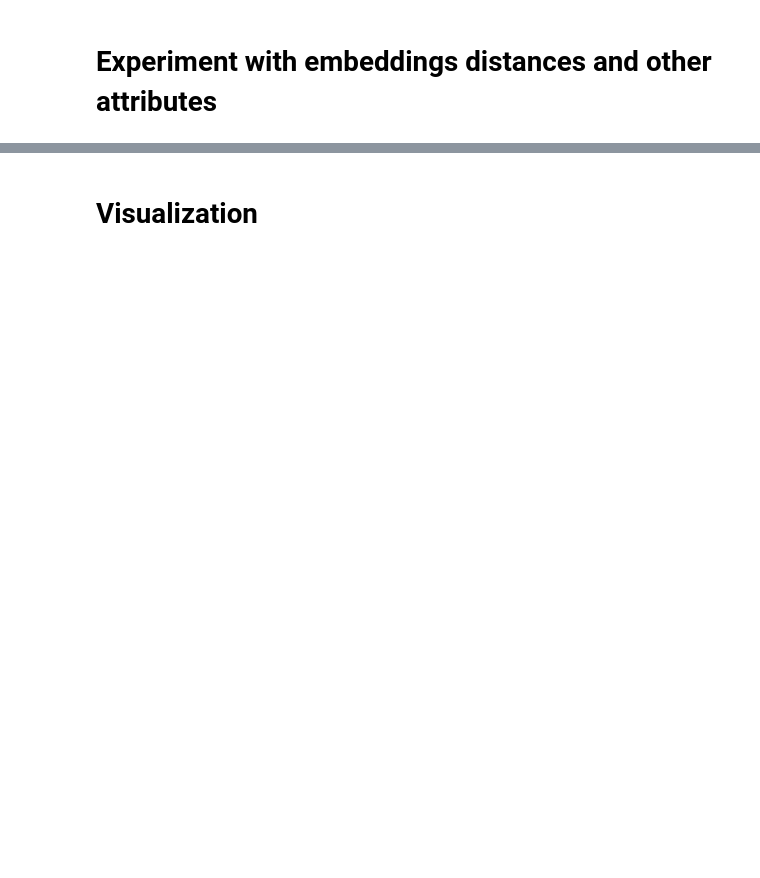
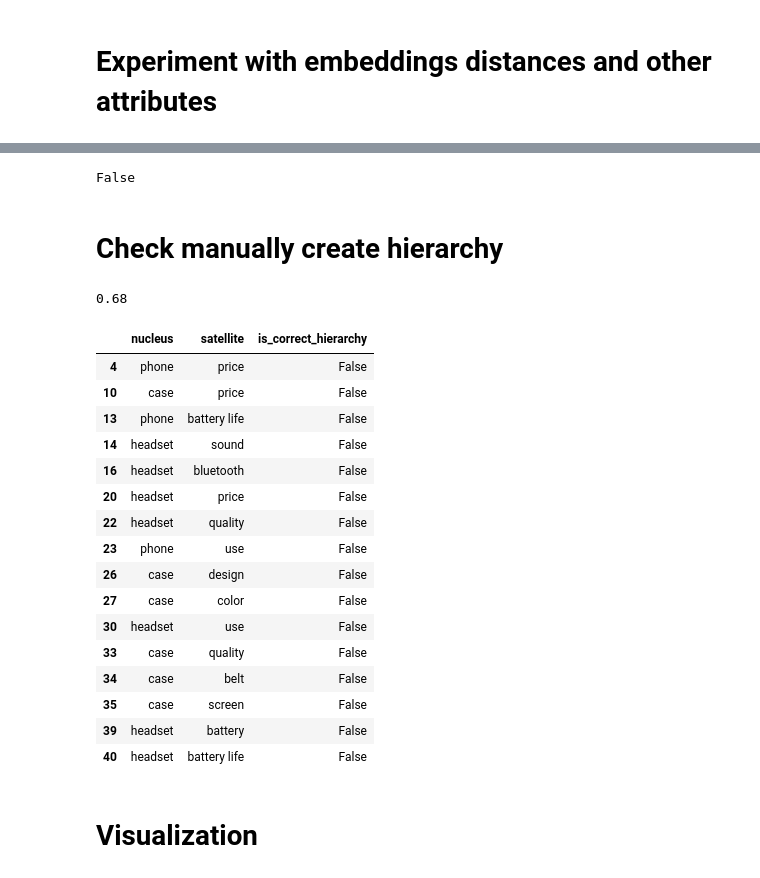
Before and after one commit to laugustyniak/discourse_summarization, a Jupyter notebook: aspects/notebooks/poincare-embeddings-using-gensim-apsects-hierarchy-only-rules.ipynb, the cells around one changed output, grey strips where cells are left out. Drawn from its saved outputs; the diff is of its cells as text; code cells hidden in the pictures; blank space fills up the shorter version.

Commit message:
notebooks checkpoint

```diff
--- a/aspects/notebooks/poincare-embeddings-using-gensim-apsects-hierarchy-only-rules.ipynb
+++ b/aspects/notebooks/poincare-embeddings-using-gensim-apsects-hierarchy-only-rules.ipynb
@@ -215,3 +167,5 @@ INFO:gensim.models.poincare:starting training (100 epochs)----------------------
 INFO:gensim.models.poincare:training finished
+# %%
+model_path = aspect_analysis_gerani.paths.aspects_poincare_embeddings.with_suffix('.without_cycles_size_50').as_posix()
 # %%
 # Saves the entire PoincareModel instance, the loaded model can be trained further
@@ -225,3 +173,3 @@ INFO:gensim.utils:saved aspect_rules_model
 # %%
-model = PoincareModel.load('aspect_rules_model')
+model = PoincareModel.load(model_path)
 # %% [output]
@@ -350,0 +293,9 @@ model.kv.ancestors('sound')
+# %%
+def check_hierarchy(model, parent: str, child: str) -> bool:
+    return model.kv.difference_in_hierarchy(parent, child) > 0
+# %%
+check_hierarchy(model, 'battery', 'battery life')
+# %% [output]
+False
+# %% [markdown]
+# Check manually create hierarchy
@@ -351,3 +304,35 @@ model.kv.ancestors('sound')
+# %%
+hierarchy_check_df = pd.DataFrame([
+    (rule.nucleus, rule.satellite, check_hierarchy(model, rule.nucleus, rule.satellite))
+    for rule
+    in amazon_cellphone_aspect_hierarchy_100000_reviews
+    if rule.nucleus in model.kv.vocab and rule.satellite in model.kv.vocab
+], columns=['nucleus', 'satellite', 'is_correct_hierarchy'])
+# %%
+# with cycles
+len(hierarchy_check_df[hierarchy_check_df.is_correct_hierarchy]) / len(hierarchy_check_df)
+# %% [output]
+0.68
+# %%
+hierarchy_check_df[~hierarchy_check_df.is_correct_hierarchy]
+# %% [output]
+|  | nucleus | satellite | is_correct_hierarchy |
+| 4 | phone | price | False |
+| 10 | case | price | False |
+| 13 | phone | battery life | False |
+| 14 | headset | sound | False |
+| 16 | headset | bluetooth | False |
+| 20 | headset | price | False |
+| 22 | headset | quality | False |
+| 23 | phone | use | False |
+| 26 | case | design | False |
+| 27 | case | color | False |
+| 30 | headset | use | False |
+| 33 | case | quality | False |
+| 34 | case | belt | False |
+| 35 | case | screen | False |
+| 39 | headset | battery | False |
+| 40 | headset | battery life | False |
 # %% [markdown]
 # Visualization
 # %%
```
Also changed, not shown: parts of 70 cells of this notebook.
